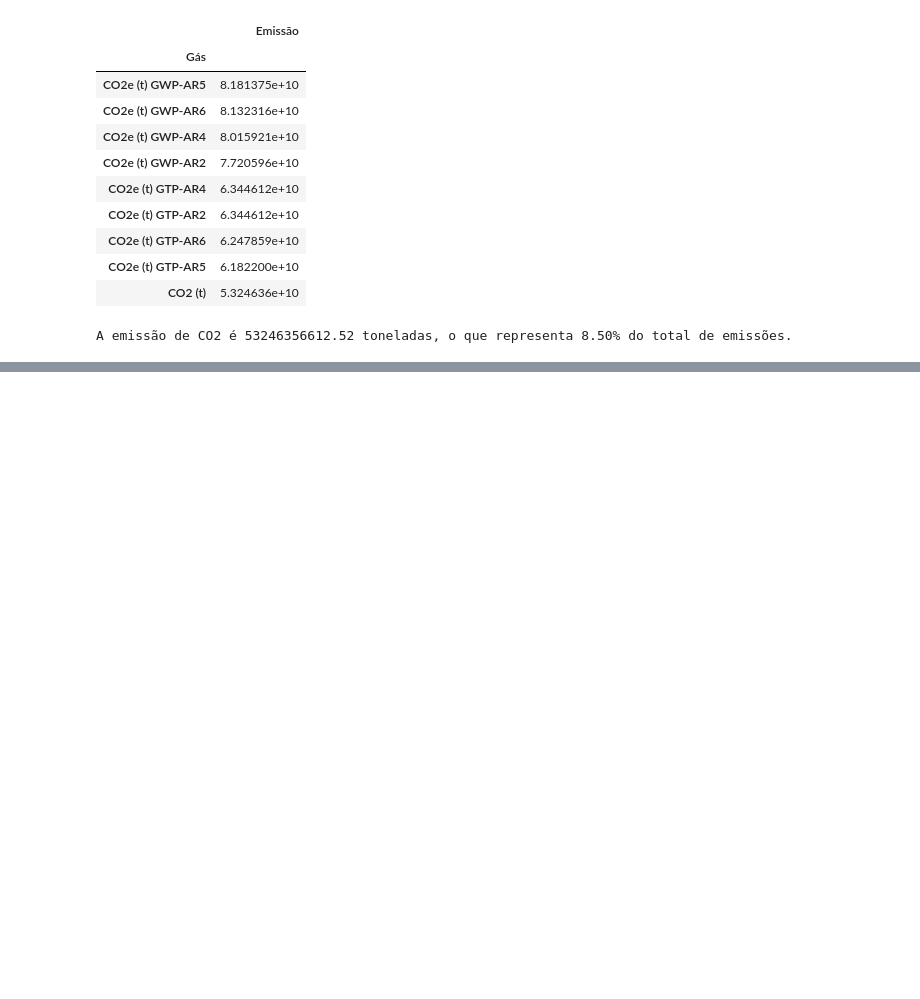
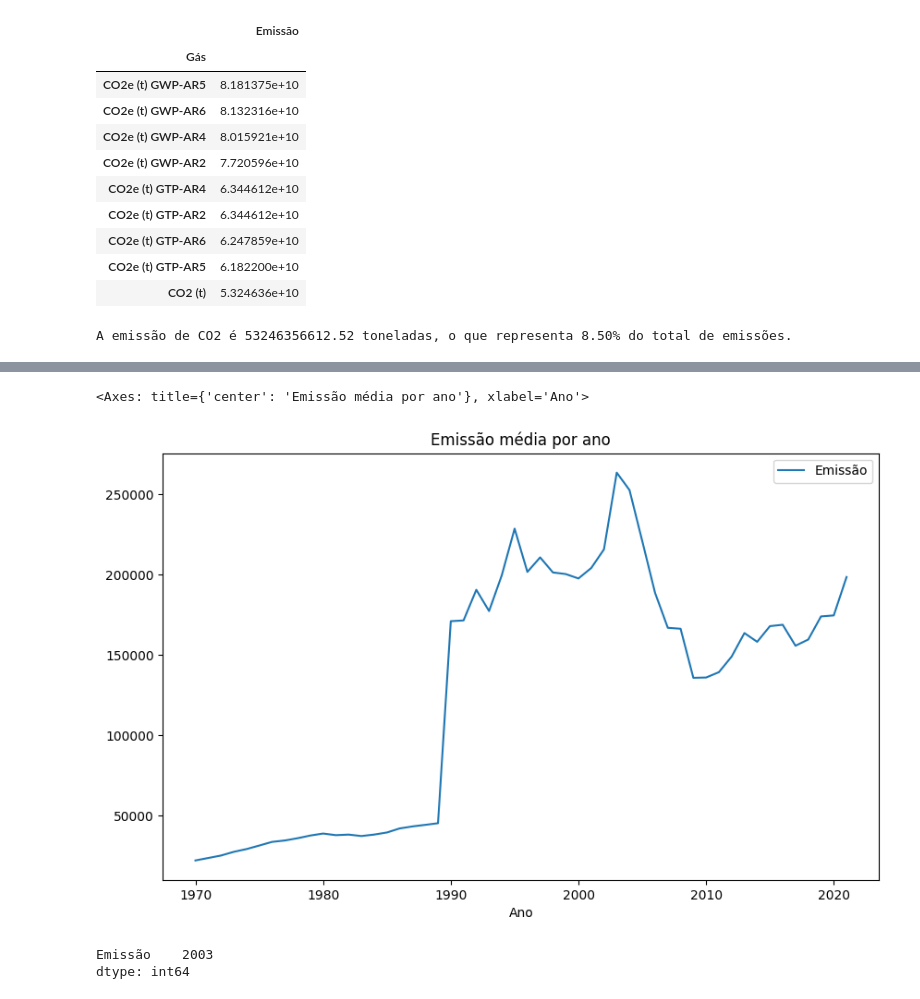
Before and after one commit to felipejoazeiro/tecboard, a Jupyter notebook: CD/Pandas/Course3/projeto.ipynb, the cells around one changed output, grey strips where cells are left out. Saved outputs shown, nothing was run; the diff lists cells and outputs as text; code cells hidden in the pictures; blank space fills up the shorter version.

```diff
--- a/CD/Pandas/Course3/projeto.ipynb
+++ b/CD/Pandas/Course3/projeto.ipynb
@@ -299,0 +421,10 @@ A emissão de CO2 é 53246356612.52 toneladas, o que representa 8.50% do total d
+# %%
+emissoes_por_ano.groupby('Ano')[['Emissão']].mean().plot(figsize=(10, 6), title='Emissão média por ano')
+# %% [output]
+<Axes: title={'center': 'Emissão média por ano'}, xlabel='Ano'>
+[figure, added]
+# %%
+emissoes_por_ano.groupby('Ano')[['Emissão']].mean().idxmax()
+# %% [output]
+Emissão    2003
+dtype: int64
```
Also changed, not shown: parts of 15 cells of this notebook.
